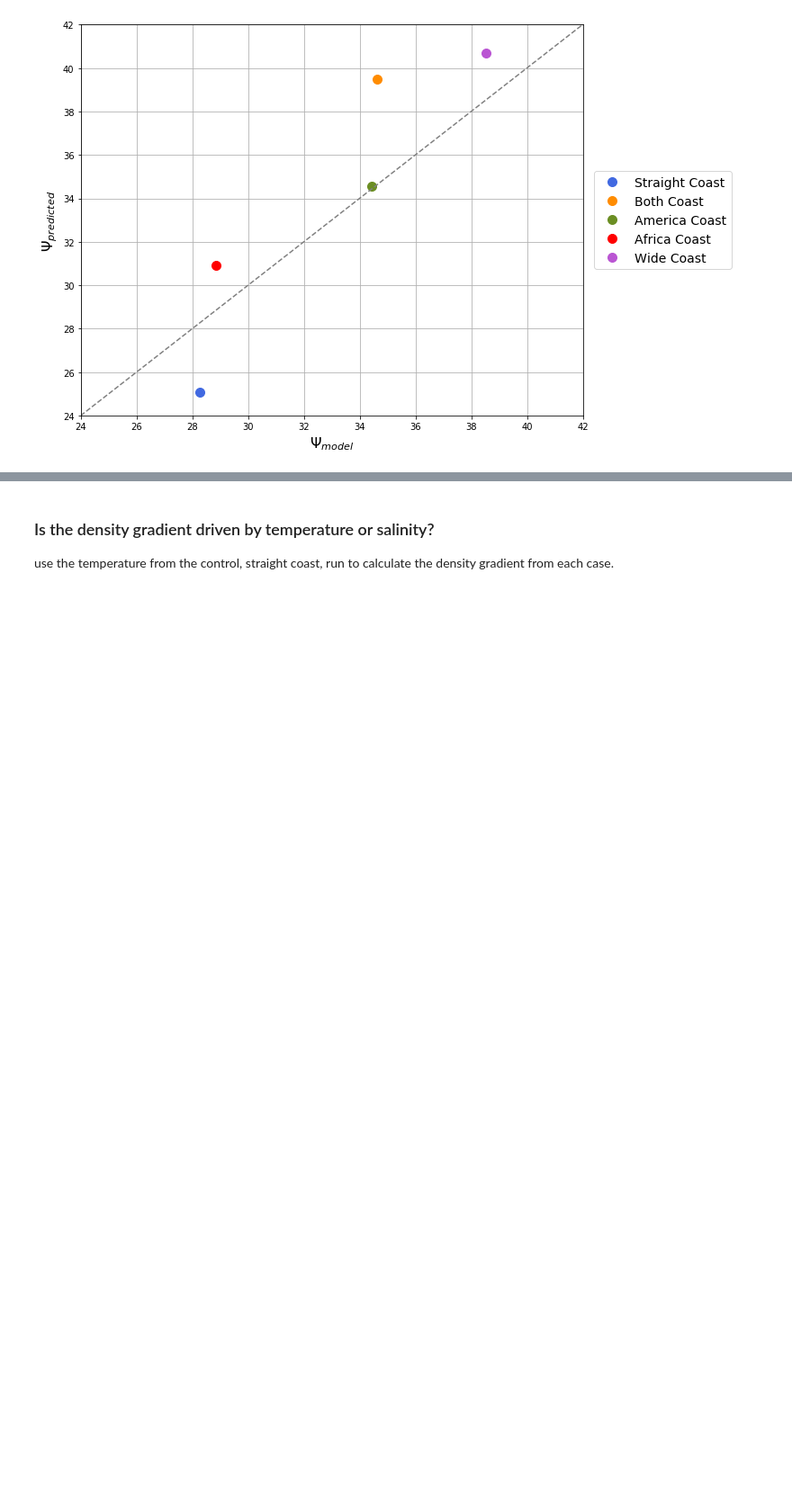
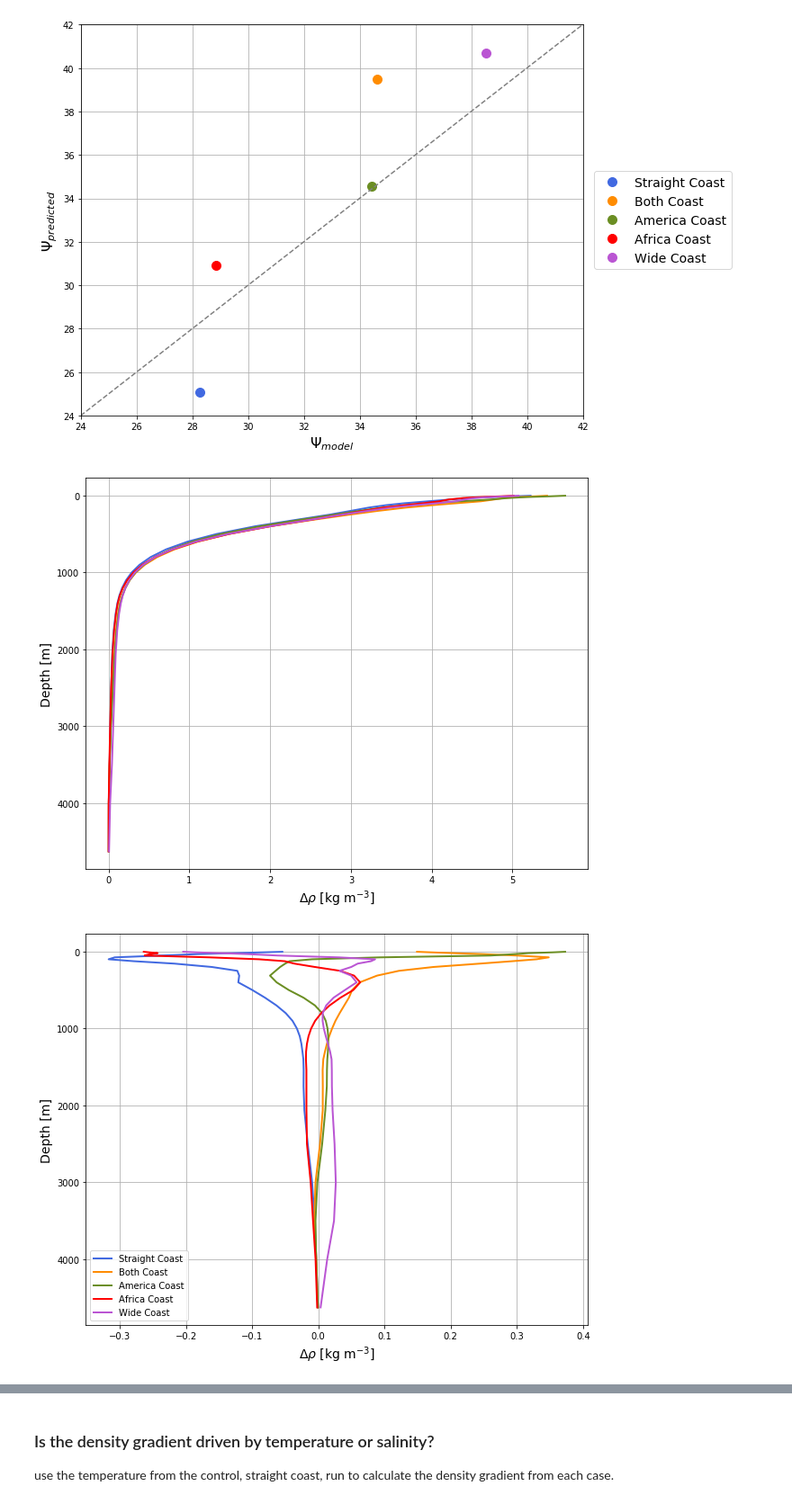
Before and after one commit to s-ragen/AQUA_CODE, a Jupyter notebook: scalings_wright_eos.ipynb, the cells around one changed output, grey strips where cells are left out. Shown at 90% size. Cells and saved outputs as stored; diff of their text form; code cells hidden in the pictures; blank space fills up the shorter version.

```diff
--- a/scalings_wright_eos.ipynb
+++ b/scalings_wright_eos.ipynb
@@ -995,12 +995,29 @@ plt.show()
 # %% [output]
 [figure]
 # %%
-# fig, ax = plt.subplots(figsize=(10,8))
-# ax.plot(delta_rho_straight, delta_rho_straight.zl, color='royalblue', linewidth=2, label=case_straight)
-# ax.plot(delta_rho_both, delta_rho_both.zl, color='darkorange', linewidth=2, label=case_both)
-# ax.plot(delta_rho_am, delta_rho_am.zl, color='olivedrab', linewidth=2, label=case_am)
-# ax.plot(delta_rho_af, delta_rho_af.zl, color='r', linewidth=2, label=case_af)
-# ax.plot(delta_rho_wide, delta_rho_wide.zl, color='mediumorchid', linewidth=2, label=case_wide)
-# plt.gca().invert_yaxis(), plt.grid()
-# plt.ylabel('Depth [m]', fontsize=14), plt.xlabel(r'$\Delta \rho$ [kg m$^{-3}$]', fontsize=14)
-# plt.show()
+fig, ax = plt.subplots(figsize=(10,8))
+ax.plot(delta_rho_straight, delta_rho_straight.zl, color='royalblue', linewidth=2, label=case_straight)
+ax.plot(delta_rho_both, delta_rho_both.zl, color='darkorange', linewidth=2, label=case_both)
+ax.plot(delta_rho_am, delta_rho_am.zl, color='olivedrab', linewidth=2, label=case_am)
+ax.plot(delta_rho_af, delta_rho_af.zl, color='r', linewidth=2, label=case_af)
+ax.plot(delta_rho_wide, delta_rho_wide.zl, color='mediumorchid', linewidth=2, label=case_wide)
+plt.gca().invert_yaxis(), plt.grid()
+plt.ylabel('Depth [m]', fontsize=14), plt.xlabel(r'$\Delta \rho$ [kg m$^{-3}$]', fontsize=14)
+plt.show()
+
+
+mean_rho = (delta_rho_straight + delta_rho_both + delta_rho_am + delta_rho_af + delta_rho_wide) / 5
+
+fig, ax = plt.subplots(figsize=(10,8))
+ax.plot(delta_rho_straight-mean_rho, delta_rho_straight.zl, color='royalblue', linewidth=2, label=case_straight)
+ax.plot(delta_rho_both-mean_rho, delta_rho_both.zl, color='darkorange', linewidth=2, label=case_both)
+ax.plot(delta_rho_am-mean_rho, delta_rho_am.zl, color='olivedrab', linewidth=2, label=case_am)
+ax.plot(delta_rho_af-mean_rho, delta_rho_af.zl, color='r', linewidth=2, label=case_af)
+ax.plot(delta_rho_wide-mean_rho, delta_rho_wide.zl, color='mediumorchid', linewidth=2, label=case_wide)
+plt.gca().invert_yaxis(), plt.grid()
+plt.ylabel('Depth [m]', fontsize=14), plt.xlabel(r'$\Delta \rho$ [kg m$^{-3}$]', fontsize=14)
+plt.legend()
+plt.show()
+# %% [output]
+[figure, added]
+[figure, added]
```
Also changed, not shown: parts of 5 cells of this notebook, 1 other file.
